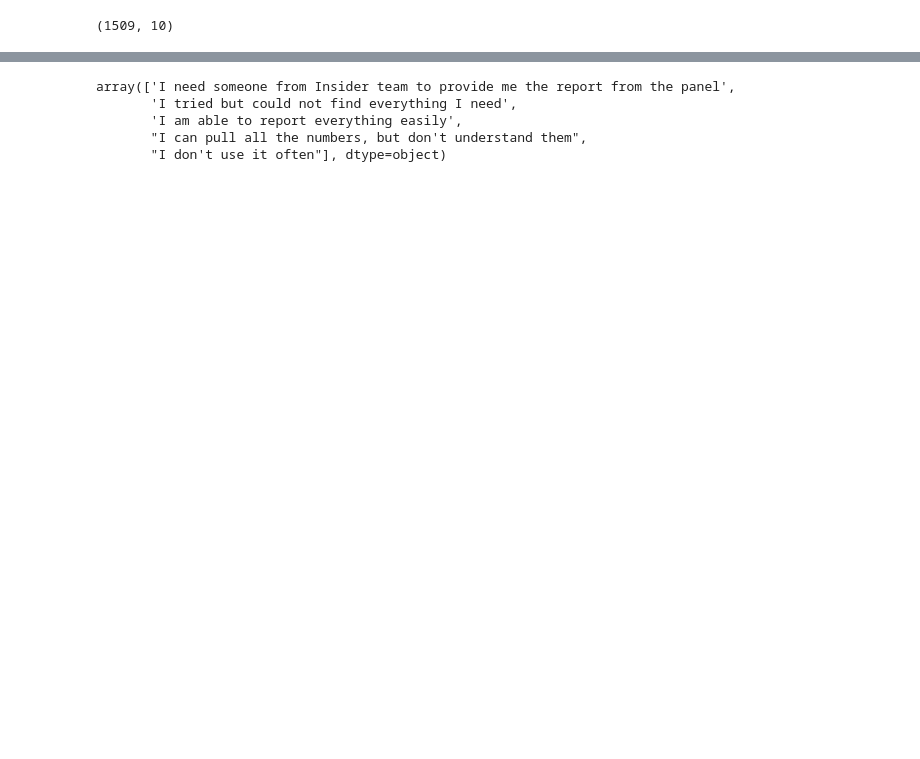
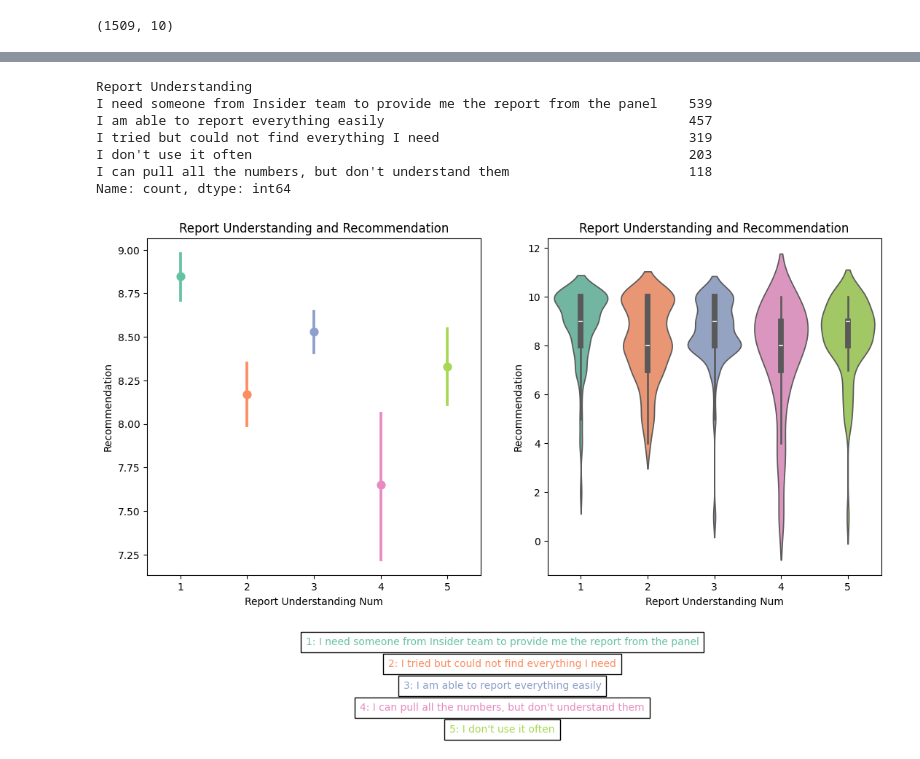
Before and after one commit to EfeDogan/datathon, a Jupyter notebook: main.ipynb, the cells around one changed output, grey strips where cells are left out. Saved outputs shown, nothing was run; the diff lists cells and outputs as text; code cells hidden in the pictures; blank space fills up the shorter version.

```diff
--- a/main.ipynb
+++ b/main.ipynb
@@ -127,7 +125,9 @@ print(df_num.shape)
 fig = plt.figure(figsize=(25, 25))
 for i, col in enumerate(df_num.columns):
     ax = fig.add_subplot(4, 3, i+1)
-    sns.boxplot(x = df_num[col].ffill(), color='darkblue')
+    sns.boxplot(x = df_num[col].ffill(),
+                color='darkblue',
+                flierprops={"marker": "x"})
     ax.set_title(col + " Distribution", color='k')
     plt.ylabel('Distribution')
 fig.tight_layout()
@@ -188,8 +196,11 @@ Name: count, dtype: int64
 # %%
-df['Reporting Understanding'].unique()
+df['Report Understanding'].unique()
+print(df['Report Understanding'].value_counts())
 # %% [output]
-array(['I need someone from Insider team to provide me the report from the panel',
-       'I tried but could not find everything I need',
-       'I am able to report everything easily',
-       "I can pull all the numbers, but don't understand them",
-       "I don't use it often"], dtype=object)
+Report Understanding
+I need someone from Insider team to provide me the report from the panel    539
+I am able to report everything easily                                       457
+I tried but could not find everything I need                                319
+I don't use it often                                                        203
+I can pull all the numbers, but don't understand them                       118
+Name: count, dtype: int64
@@ -204,0 +207,46 @@ feedbacks = {
+# %%
+# Report Understanding vs Recommendation
+
+category_mapping = {
+    "I need someone from Insider team to provide me the report from the panel": "1",
+    "I tried but could not find everything I need": "2",
+    "I am able to report everything easily": "3",
+    "I can pull all the numbers, but don't understand them": "4",
+    "I don't use it often": "5"
+}
+
+df["Report Understanding Num"] = df["Report Understanding"].map(category_mapping)
+
+fig, axes = plt.subplots(1, 2, figsize=(13, 6))
+axes[0].set_title('Report Understanding and Recommendation')
+axes[1].set_title('Report Understanding and Recommendation')
+
+# Pointplot
+sns.pointplot(x="Report Understanding Num",
+            y="Recommendation",
+            data=df,
+            ax=axes[0],
+            hue='Report Understanding Num',
+            palette='Set2')
+
+#Violinplot
+sns.violinplot(x="Report Understanding Num",
+            y="Recommendation",
+            data=df,
+            ax=axes[1],
+            inner='box',
+            hue='Report Understanding Num',
+            palette='Set2')
+
+colors = sns.color_palette("Set2", n_colors=len(category_mapping))
+legend_x, legend_y = 0.5, -0.05
+
+for i, (desc, num) in enumerate(category_mapping.items()):
+    plt.figtext(legend_x, legend_y - (i * 0.05),
+                f"{num}: {desc}",
+                ha="center", fontsize=10,
+                color=colors[i],
+                bbox={"facecolor": "white", "alpha": 1, "pad": 5})
+plt.show()
+# %% [output]
+[figure, added]
```
Also changed, not shown: parts of 8 cells of this notebook.
